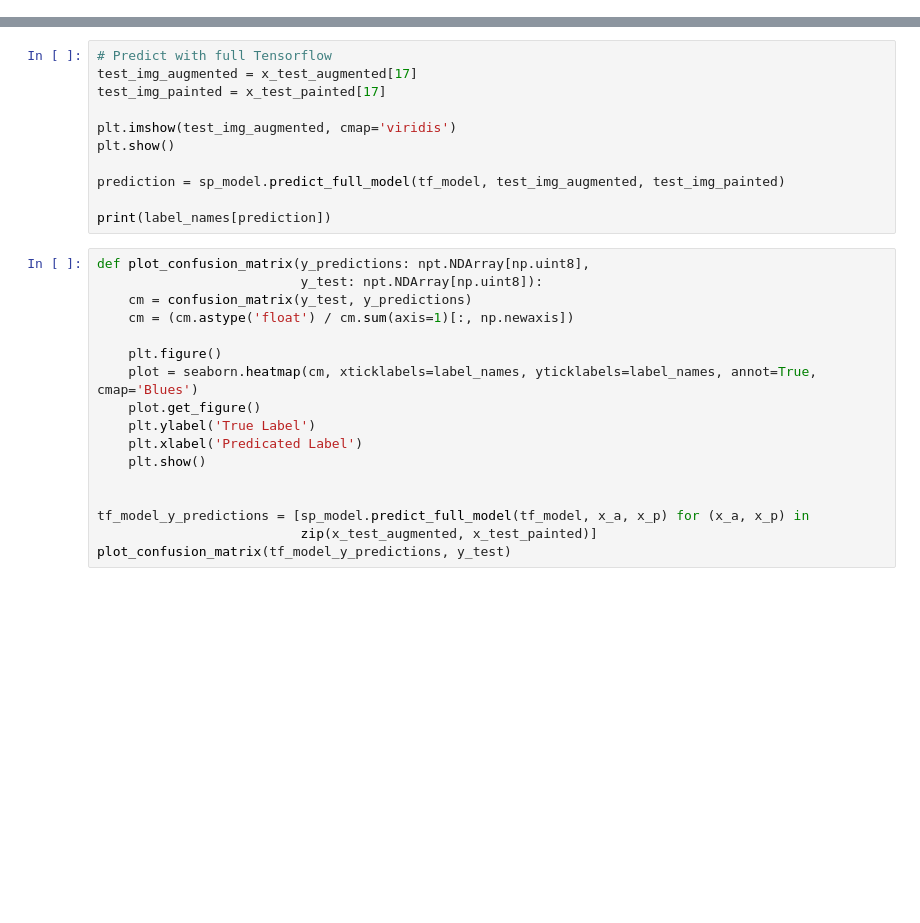
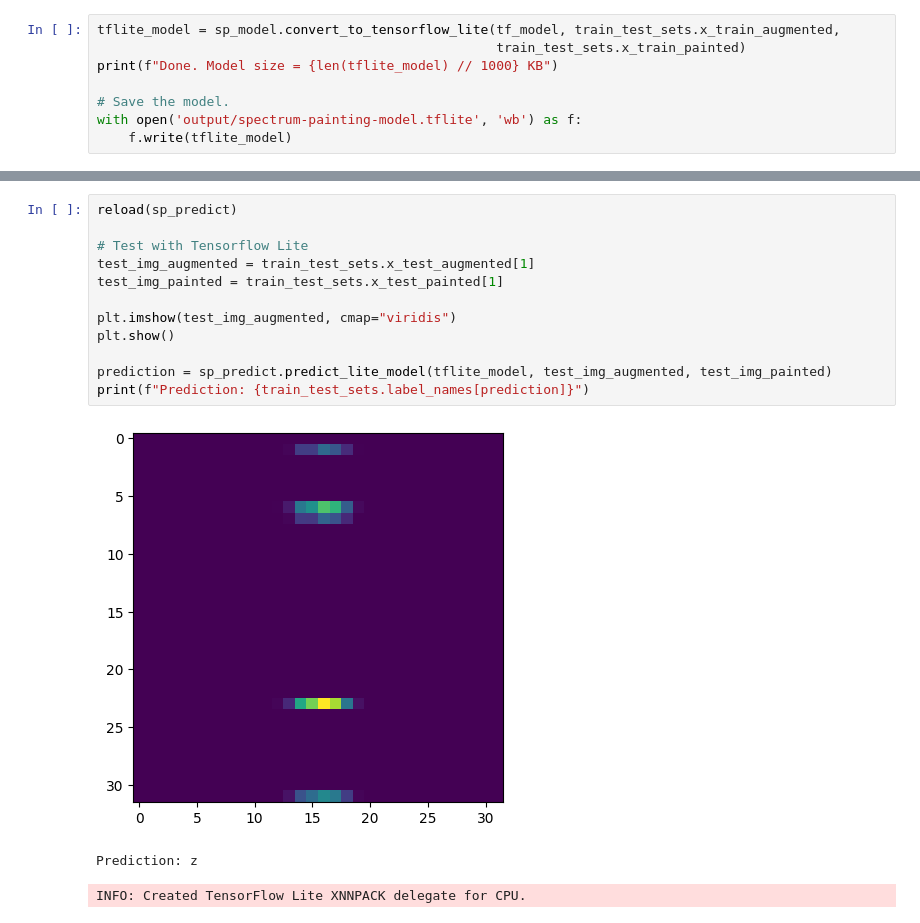
Before and after one commit to sds100/TinyMLSpectrumSensing, a Jupyter notebook: training/train-model.ipynb, the cells around one changed output, grey strips where cells are left out. Saved outputs shown, nothing was run; the diff lists cells and outputs as text; blank space fills up the shorter version.

```diff
--- a/training/train-model.ipynb
+++ b/training/train-model.ipynb
@@ -230,0 +130,8 @@ tf_model.save(output_file)
+# %%
+tflite_model = sp_model.convert_to_tensorflow_lite(tf_model, train_test_sets.x_train_augmented,
+                                                   train_test_sets.x_train_painted)
+print(f"Done. Model size = {len(tflite_model) // 1000} KB")
+
+# Save the model.
+with open('output/spectrum-painting-model.tflite', 'wb') as f:
+    f.write(tflite_model)
@@ -231,28 +153,16 @@ tf_model.save(output_file)
 # %%
-# Predict with full Tensorflow
-test_img_augmented = x_test_augmented[17]
-test_img_painted = x_test_painted[17]
+reload(sp_predict)
 
-plt.imshow(test_img_augmented, cmap='viridis')
+# Test with Tensorflow Lite
+test_img_augmented = train_test_sets.x_test_augmented[1]
+test_img_painted = train_test_sets.x_test_painted[1]
+
+plt.imshow(test_img_augmented, cmap="viridis")
 plt.show()
 
-prediction = sp_model.predict_full_model(tf_model, test_img_augmented, test_img_painted)
-
-print(label_names[prediction])
+prediction = sp_predict.predict_lite_model(tflite_model, test_img_augmented, test_img_painted)
+print(f"Prediction: {train_test_sets.label_names[prediction]}")
+# %% [output]
+[figure, added]
+Prediction: z
+INFO: Created TensorFlow Lite XNNPACK delegate for CPU.
-# %%
-def plot_confusion_matrix(y_predictions: npt.NDArray[np.uint8],
-                          y_test: npt.NDArray[np.uint8]):
-    cm = confusion_matrix(y_test, y_predictions)
-    cm = (cm.astype('float') / cm.sum(axis=1)[:, np.newaxis])
-
-    plt.figure()
-    plot = seaborn.heatmap(cm, xticklabels=label_names, yticklabels=label_names, annot=True, cmap='Blues')
-    plot.get_figure()
-    plt.ylabel('True Label')
-    plt.xlabel('Predicated Label')
-    plt.show()
-
-
-tf_model_y_predictions = [sp_model.predict_full_model(tf_model, x_a, x_p) for (x_a, x_p) in
-                          zip(x_test_augmented, x_test_painted)]
-plot_confusion_matrix(tf_model_y_predictions, y_test)
```
Also changed, not shown: parts of 20 cells of this notebook, 5 other files.
